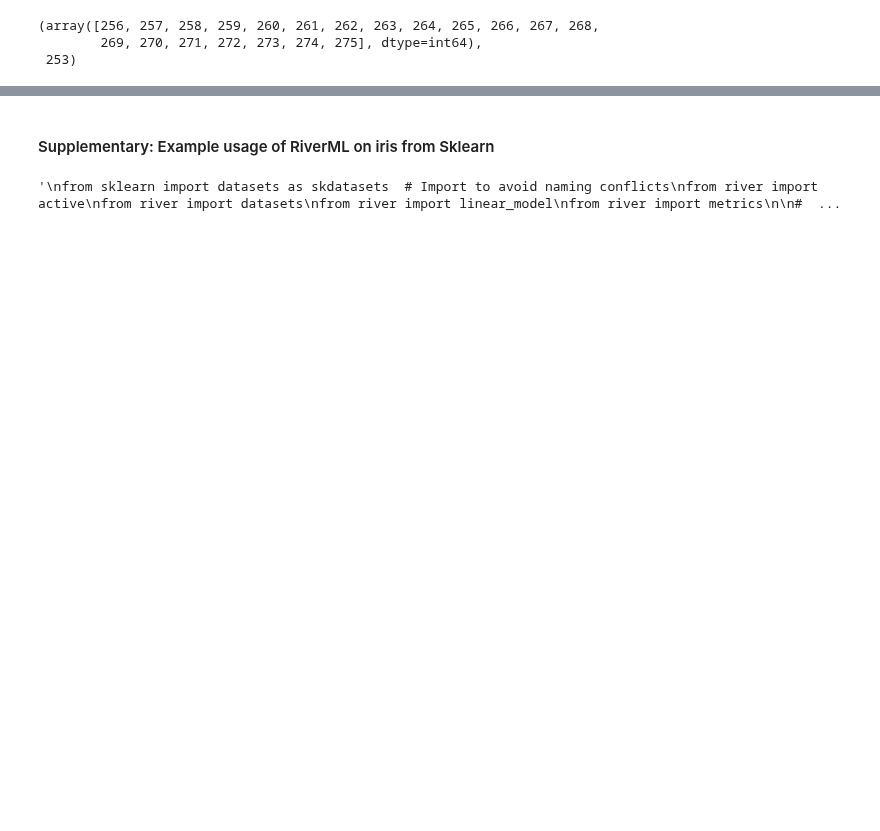
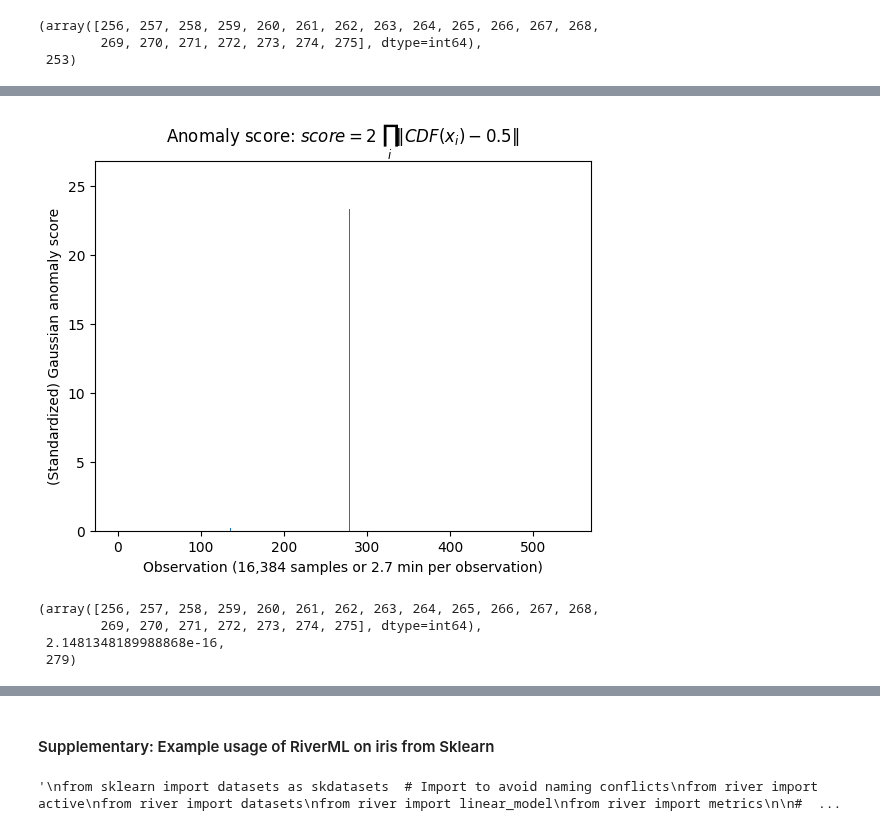
Before and after one commit to AmroAbdrabo/application-of-online-anomaly-detection-using-one-class-classification-to-z24, a Jupyter notebook: Chapter3-ActiveLearning/Streaming-AL/River/river_experiments.ipynb, the cells around one changed output, grey strips where cells are left out. Saved outputs shown, nothing was run; the diff lists cells and outputs as text; code cells hidden in the pictures; blank space fills up the shorter version.

```diff
--- a/Chapter3-ActiveLearning/Streaming-AL/River/river_experiments.ipynb
+++ b/Chapter3-ActiveLearning/Streaming-AL/River/river_experiments.ipynb
@@ -145,0 +163,12 @@ np.argmax(result)
+# %%
+result = gaussian_scorer_multi(X_train_top_feats, window_size =45, grace_period = 20, method = 2) # product this time
+# %% [output]
+[figure, added]
+# %%
+np.where(y_train == 1)[0][0:20], \
+np.max(result), np.argmax(result)
+# %% [output]
+(array([256, 257, 258, 259, 260, 261, 262, 263, 264, 265, 266, 267, 268,
+        269, 270, 271, 272, 273, 274, 275], dtype=int64),
+ 2.1481348189988868e-16,
+ 279)
```
Also changed, not shown: parts of 6 cells of this notebook.
